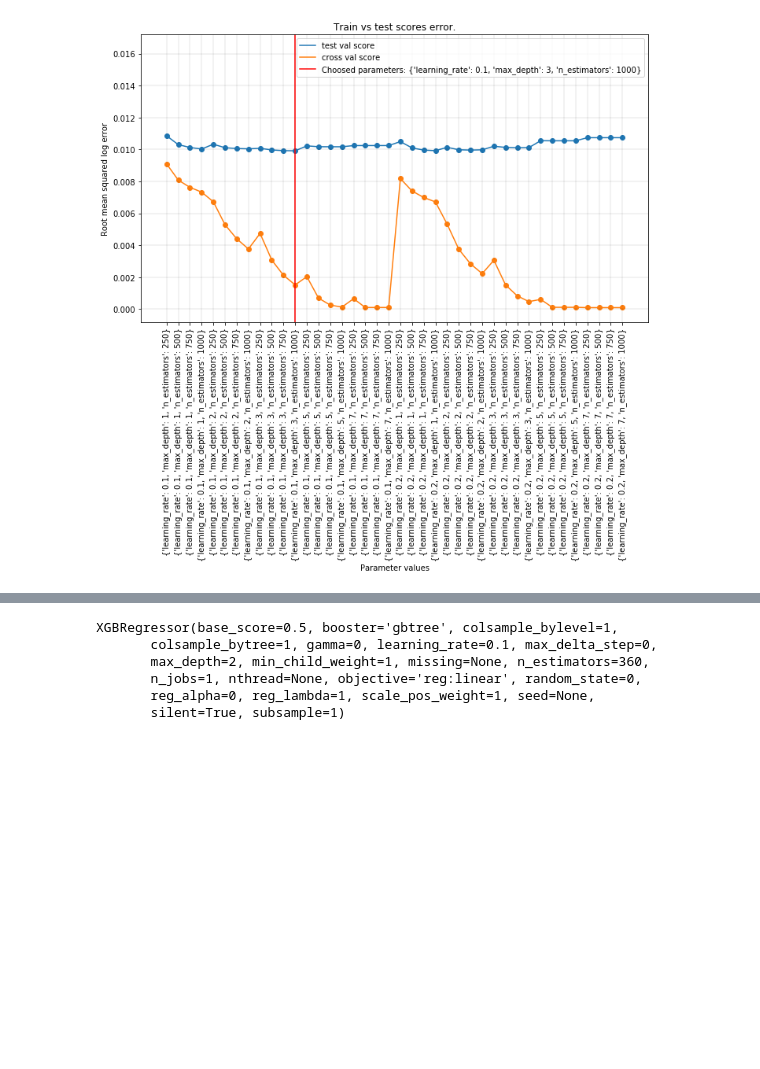
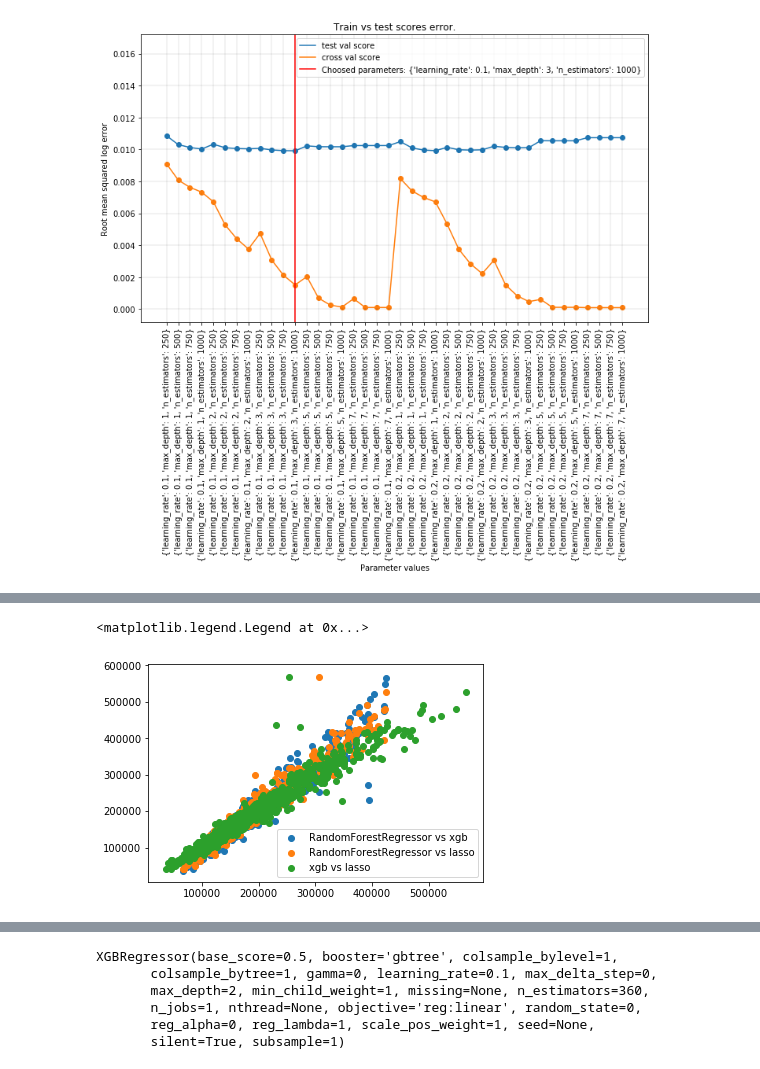
Before and after one commit to matkalinowski/Kaggle-House-prices, a Jupyter notebook: Trees.ipynb, the cells around one changed output, grey strips where cells are left out. Saved outputs shown, nothing was run; the diff lists cells and outputs as text; code cells hidden in the pictures; blank space fills up the shorter version.

```diff
--- a/Trees.ipynb
+++ b/Trees.ipynb
@@ -40,7 +40,7 @@ trainWithDummies, testWithDummies = get_df_for_predictions(train_log, test_log)
 # %%
 param_grid = {'n_estimators': [70, 100, 200, 300], 'max_depth': [15, 20, 30, 40, 50], 'max_features': ['sqrt', 'log2']}
 rf = RandomForestRegressor()
-results = predict(TreeResults, rf, param_grid, trainWithDummies,
+rf_results = predict(TreeResults, rf, param_grid, trainWithDummies,
                         np.log1p(ytrain), testWithDummies,
                         'first_tree',
                        predictions_form_restoring_method=restore_predictions_from_log1p)
@@ -80,0 +96,11 @@ xgb_results = predict(TreeResults, xgb_model, param_grid, trainWithDummies,
+# %%
+def plot_test_predictions(first, second, label):
+    plt.scatter(first, second, label=label)
+
+plot_test_predictions(rf_results.test_predictions, xgb_results.test_predictions, label='RandomForestRegressor vs xgb')
+plot_test_predictions(rf_results.test_predictions, lasso_results.test_predictions, label='RandomForestRegressor vs lasso')
+plot_test_predictions(xgb_results.test_predictions, lasso_results.test_predictions, label='xgb vs lasso')
+plt.legend()
+# %% [output]
+<matplotlib.legend.Legend at 0x...>
+[figure, added]
```
Also changed, not shown: parts of 4 cells of this notebook, 1 other file.
